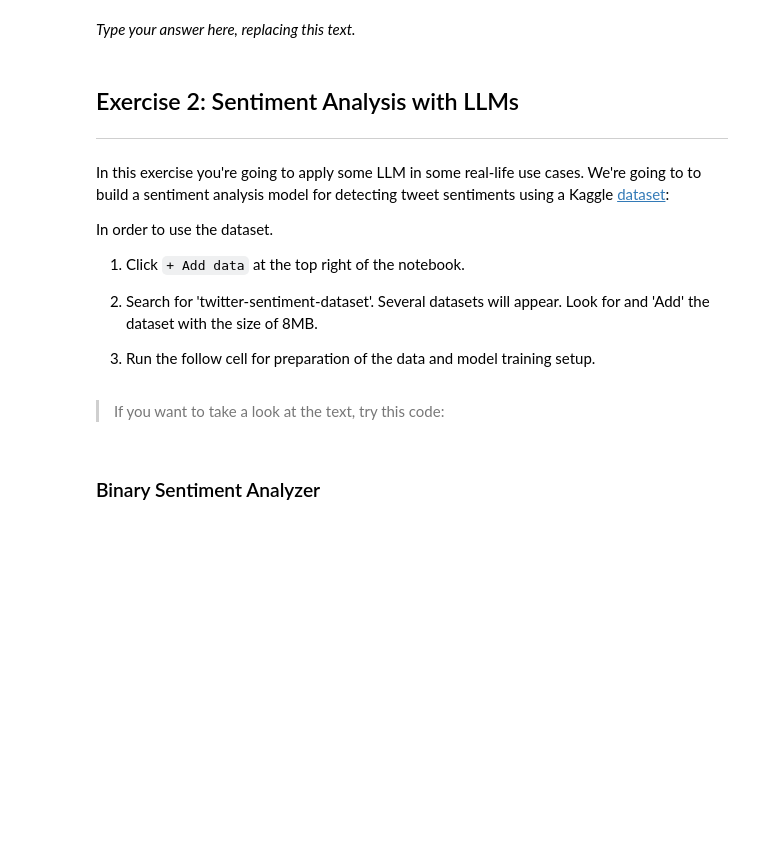
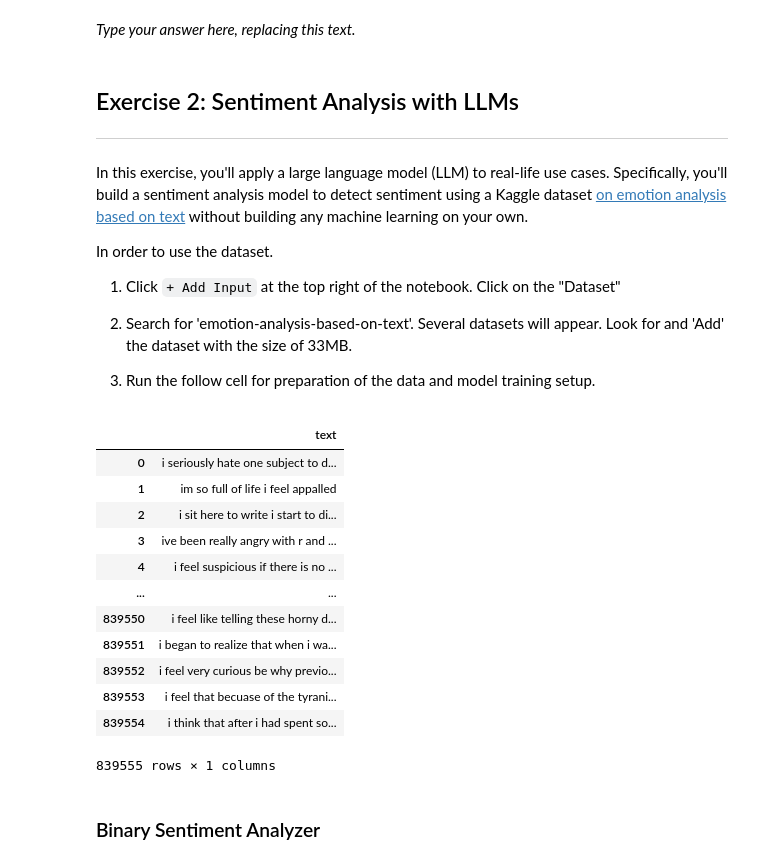
Before and after one commit to kvarada/Intro-to-ML-workshop, a Jupyter notebook: slides/downloads/exercise-03-language-model.ipynb, the cells around one changed output. Saved outputs shown, nothing was run; the diff lists cells and outputs as text; code cells hidden in the pictures; blank space fills up the shorter version.

```diff
--- a/slides/downloads/exercise-03-language-model.ipynb
+++ b/slides/downloads/exercise-03-language-model.ipynb
@@ -172,12 +199,12 @@ _Type your answer here, replacing this text._
 ## Exercise 2: Sentiment Analysis with LLMs
 <hr>
 
-In this exercise you're going to apply some LLM in some real-life use cases. We're going to to build a sentiment analysis model for detecting tweet sentiments using a Kaggle [dataset](https://www.kaggle.com/datasets/saurabhshahane/twitter-sentiment-dataset):
+In this exercise, you'll apply a large language model (LLM) to real-life use cases. Specifically, you'll build a sentiment analysis model to detect sentiment using a Kaggle dataset [on emotion analysis based on text](https://www.kaggle.com/datasets/saurabhshahane/twitter-sentiment-dataset) without building any machine learning on your own.
 
 In order to use the dataset.
 
-1. Click `+ Add data` at the top right of the notebook.
+1. Click `+ Add Input` at the top right of the notebook. Click on the "Dataset"
 
-2. Search for 'twitter-sentiment-dataset'. Several datasets will appear. Look for and 'Add' the dataset with the size of 8MB.
+2. Search for 'emotion-analysis-based-on-text'. Several datasets will appear. Look for and 'Add' the dataset with the size of 33MB.
 
 3. Run the follow cell for preparation of the data and model training setup.
@@ -198,2 +210,0 @@ def sentiment_analyzer(classifier, text, candidate_labels):
-# %% [markdown]
-> If you want to take a look at the text, try this code:
@@ -202,2 +211,22 @@ tweet_content[:10]
+# %%
+# Set up data
+text_data_file = "/kaggle/input/emotion-analysis-based-on-text/emotion_sentimen_dataset.csv"
+text_df = pd.read_csv(text_data_file, index_col=0)
+text = text_df['text'].tolist()
+text_df.drop(columns=['Emotion'])
+# %% [output]
+|  | text |
+| 0 | i seriously hate one subject to d... |
+| 1 | im so full of life i feel appalled |
+| 2 | i sit here to write i start to di... |
+| 3 | ive been really angry with r and ... |
+| 4 | i feel suspicious if there is no ... |
+| ... | ... |
+| 839550 | i feel like telling these horny d... |
+| 839551 | i began to realize that when i wa... |
+| 839552 | i feel very curious be why previo... |
+| 839553 | i feel that becuase of the tyrani... |
+| 839554 | i think that after i had spent so... |
+839555 rows × 1 columns
 # %% [markdown]
 ### Binary Sentiment Analyzer
```
Also changed, not shown: parts of 30 cells of this notebook, 14 other files.
